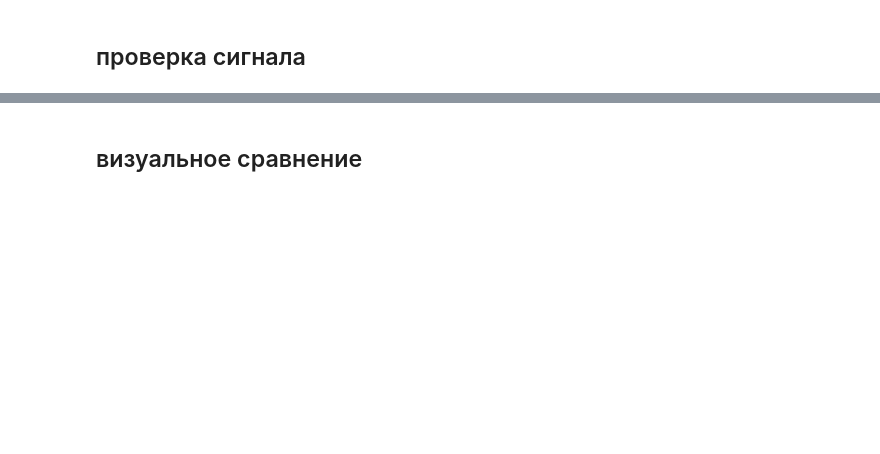
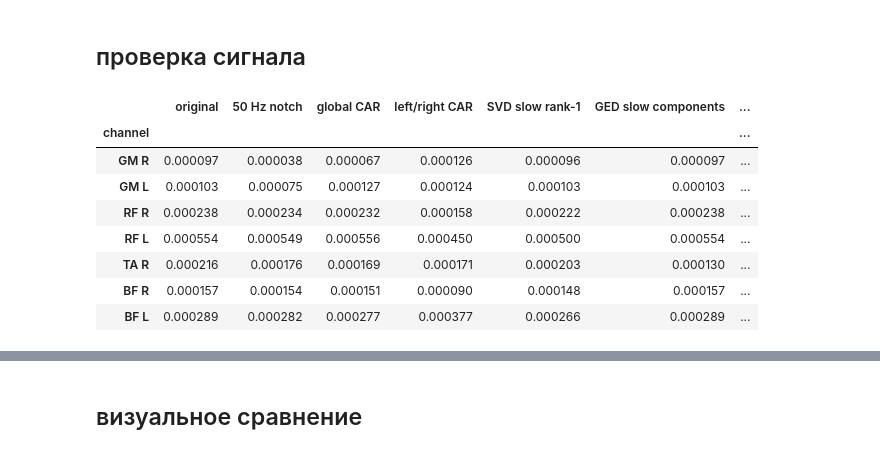
Before and after one commit to violaxanthin/emg_artifacts_filter, a Jupyter notebook: notebooks/emg_artifacts_filter_main.ipynb, the cells around one changed output, grey strips where cells are left out. Cells and saved outputs as stored; diff of their text form; code cells hidden in the pictures; blank space fills up the shorter version.

```diff
--- a/notebooks/emg_artifacts_filter_main.ipynb
+++ b/notebooks/emg_artifacts_filter_main.ipynb
@@ -406,6 +678,7 @@ records = {
     "left/right CAR": raw_car_left_right,
     "SVD slow rank-1": raw_svd,
     "GED slow components": raw_ged,
+    "EMD slow IMFs": raw_emd,
 }
 
 # среднеквадратичная амплитуда
@@ -419,30 +692,40 @@ rms_table = pd.DataFrame({
 }, index=analysis_channels)
 rms_table.index.name = "channel"
 display(rms_table)
 
 clean_slow_artifact_data = signal.sosfiltfilt(
     lowpass_filter,
     clean_emg_data,
     axis=1,
 )
 clean_retained_emg_data = clean_emg_data - clean_slow_artifact_data
 
 slow_artifact_rms = rms(slow_artifact_data, axis=1)
 clean_slow_artifact_rms = rms(clean_slow_artifact_data, axis=1)
 retained_emg_rms = rms(retained_emg_data, axis=1)
 clean_retained_emg_rms = rms(clean_retained_emg_data, axis=1)
 
 quality = pd.DataFrame({
     "slow artifact RMS after / before": (
         clean_slow_artifact_rms / slow_artifact_rms
     ),
     "retained EMG RMS after / before": (
         clean_retained_emg_rms / retained_emg_rms
     ),
     "slow artifact / EMG before": slow_artifact_rms / retained_emg_rms,
     "slow artifact / EMG after": (
         clean_slow_artifact_rms / clean_retained_emg_rms
     ),
 }, index=analysis_channels)
 quality.index.name = "channel"
 display(quality)
+# %% [output]
+|  | original | 50 Hz notch | global CAR | left/right CAR | SVD slow rank-1 | GED slow components | ... |
+| channel |  |  |  |  |  |  | ... |
+| GM R | 0.000097 | 0.000038 | 0.000067 | 0.000126 | 0.000096 | 0.000097 | ... |
+| GM L | 0.000103 | 0.000075 | 0.000127 | 0.000124 | 0.000103 | 0.000103 | ... |
+| RF R | 0.000238 | 0.000234 | 0.000232 | 0.000158 | 0.000222 | 0.000238 | ... |
+| RF L | 0.000554 | 0.000549 | 0.000556 | 0.000450 | 0.000500 | 0.000554 | ... |
+| TA R | 0.000216 | 0.000176 | 0.000169 | 0.000171 | 0.000203 | 0.000130 | ... |
+| BF R | 0.000157 | 0.000154 | 0.000151 | 0.000090 | 0.000148 | 0.000157 | ... |
+| BF L | 0.000289 | 0.000282 | 0.000277 | 0.000377 | 0.000266 | 0.000289 | ... |
```
Also changed, not shown: parts of 33 cells of this notebook, 1 other file.
